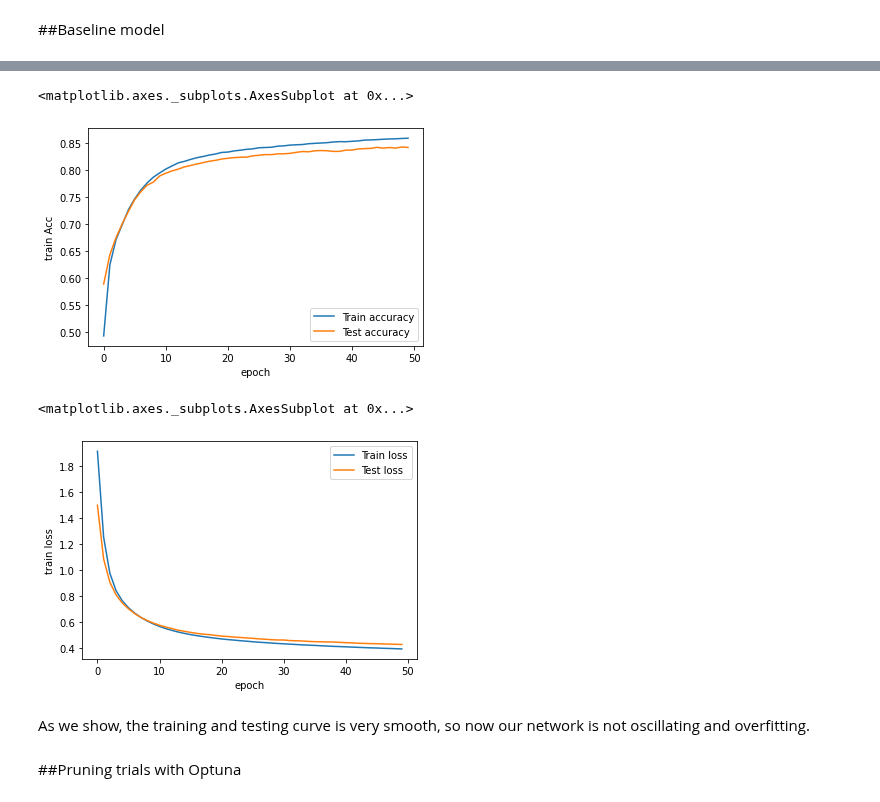
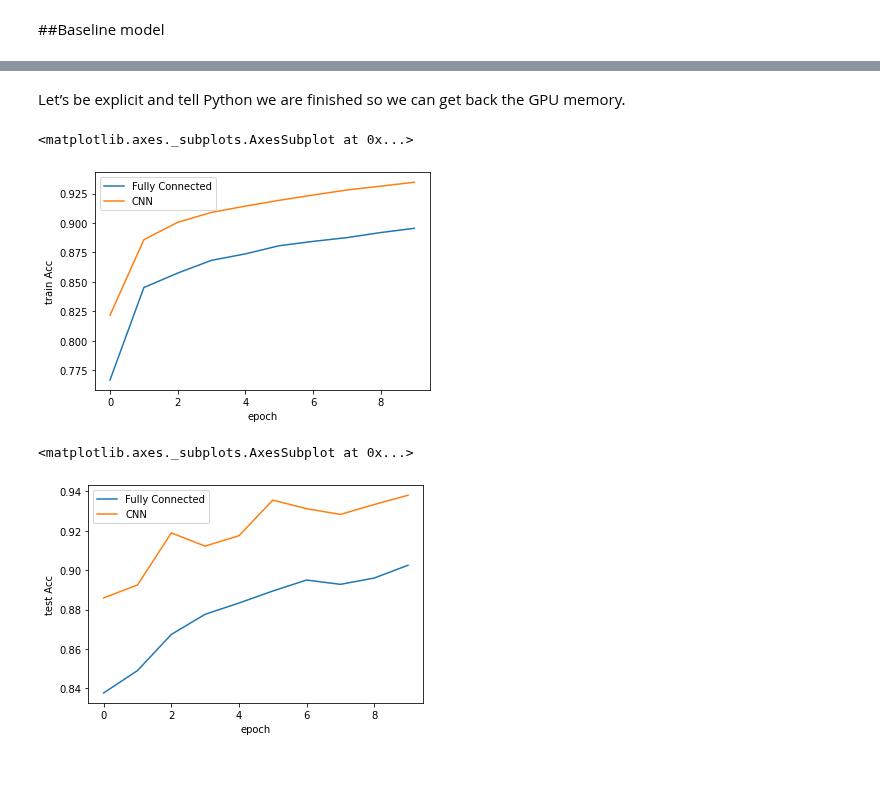
Before and after one commit to rahiakela/deep-learning-research-and-practice, a Jupyter notebook: inside-deep-learing/06-common-design-building-blocks/01_better_activation_functions.ipynb, the cells around one changed output, grey strips where cells are left out. Cells and saved outputs as stored; diff of their text form; code cells hidden in the pictures; blank space fills up the shorter version.

```diff
--- a/inside-deep-learing/06-common-design-building-blocks/01_better_activation_functions.ipynb
+++ b/inside-deep-learing/06-common-design-building-blocks/01_better_activation_functions.ipynb
@@ -247 +90,27 @@ fc_model = nn.Sequential(
 )
+# %%
+cnn_model = nn.Sequential(
+  nn.Conv2d(C, n_filters, 3, padding=1),
+  nn.Tanh(),
+  nn.Conv2d(n_filters, n_filters, 3, padding=1),
+  nn.Tanh(),
+  nn.Conv2d(n_filters, n_filters, 3, padding=1),
+  nn.Tanh(),
+  nn.MaxPool2d((2,2)),
+
+  nn.Conv2d(  n_filters, 2*n_filters, 3, padding=1),
+  nn.Tanh(),
+  nn.Conv2d(2*n_filters, 2*n_filters, 3, padding=1),
+  nn.Tanh(),
+  nn.Conv2d(2*n_filters, 2*n_filters, 3, padding=1),
+  nn.Tanh(),
+  nn.MaxPool2d((2,2)),
+
+  nn.Conv2d(2*n_filters, 4*n_filters, 3, padding=1),
+  nn.Tanh(),
+  nn.Conv2d(4*n_filters, 4*n_filters, 3, padding=1),
+  nn.Tanh(),
+
+  nn.Flatten(),
+  nn.Linear(D*n_filters//4, classes),
+)
@@ -248,16 +119,21 @@ fc_model = nn.Sequential(
 # %%
-eta_0 = 0.0091
 loss_func = nn.CrossEntropyLoss()
 
 fc_results = train_network(fc_model,
                           loss_func,
                           training_loader,
-                          epochs=epochs,
+                          epochs=10,
                           test_loader=testing_loader,
-                          optimizer=torch.optim.SGD(fc_model.parameters(), lr=eta_0),
-                          checkpoint_file="model.pt",
                           score_funcs={"Acc": accuracy_score},
                           device=device)
+# %%
+cnn_results = train_network(cnn_model,
+                          loss_func,
+                          training_loader,
+                          epochs=10,
+                          test_loader=testing_loader,
+                          score_funcs={"Acc": accuracy_score},
+                          device=device)
 # %%
 fc_results.head()
 # %% [output]
@@ -269,0 +155,2 @@ fc_results.head()
+# %% [markdown]
+Let’s be explicit and tell Python we are finished so we can get back the GPU memory.
@@ -270,16 +160,12 @@ fc_results.head()
 # %%
-sns.lineplot(x="epoch", y="train Acc", data=fc_results, label="Train accuracy")
-sns.lineplot(x="epoch", y="test Acc", data=fc_results, label="Test accuracy")
+sns.lineplot(x="epoch", y="train Acc", data=fc_results, label="Fully Connected")
+sns.lineplot(x="epoch", y="train Acc", data=cnn_results, label="CNN")
 # %% [output]
 <matplotlib.axes._subplots.AxesSubplot at 0x...>
-[figure, old version]
+[figure, new version]
 # %%
-sns.lineplot(x="epoch", y="train loss", data=fc_results, label="Train loss")
-sns.lineplot(x="epoch", y="test loss", data=fc_results, label="Test loss")
+sns.lineplot(x="epoch", y="test Acc", data=fc_results, label="Fully Connected")
+sns.lineplot(x="epoch", y="test Acc", data=cnn_results, label="CNN")
 # %% [output]
 <matplotlib.axes._subplots.AxesSubplot at 0x...>
-[figure, old version]
+[figure, new version]
-# %% [markdown]
-As we show, the training and testing curve is very smooth, so now our network is not oscillating and overfitting.
-# %% [markdown]
-##Pruning trials with Optuna
```
Also changed, not shown: parts of 45 cells of this notebook.
